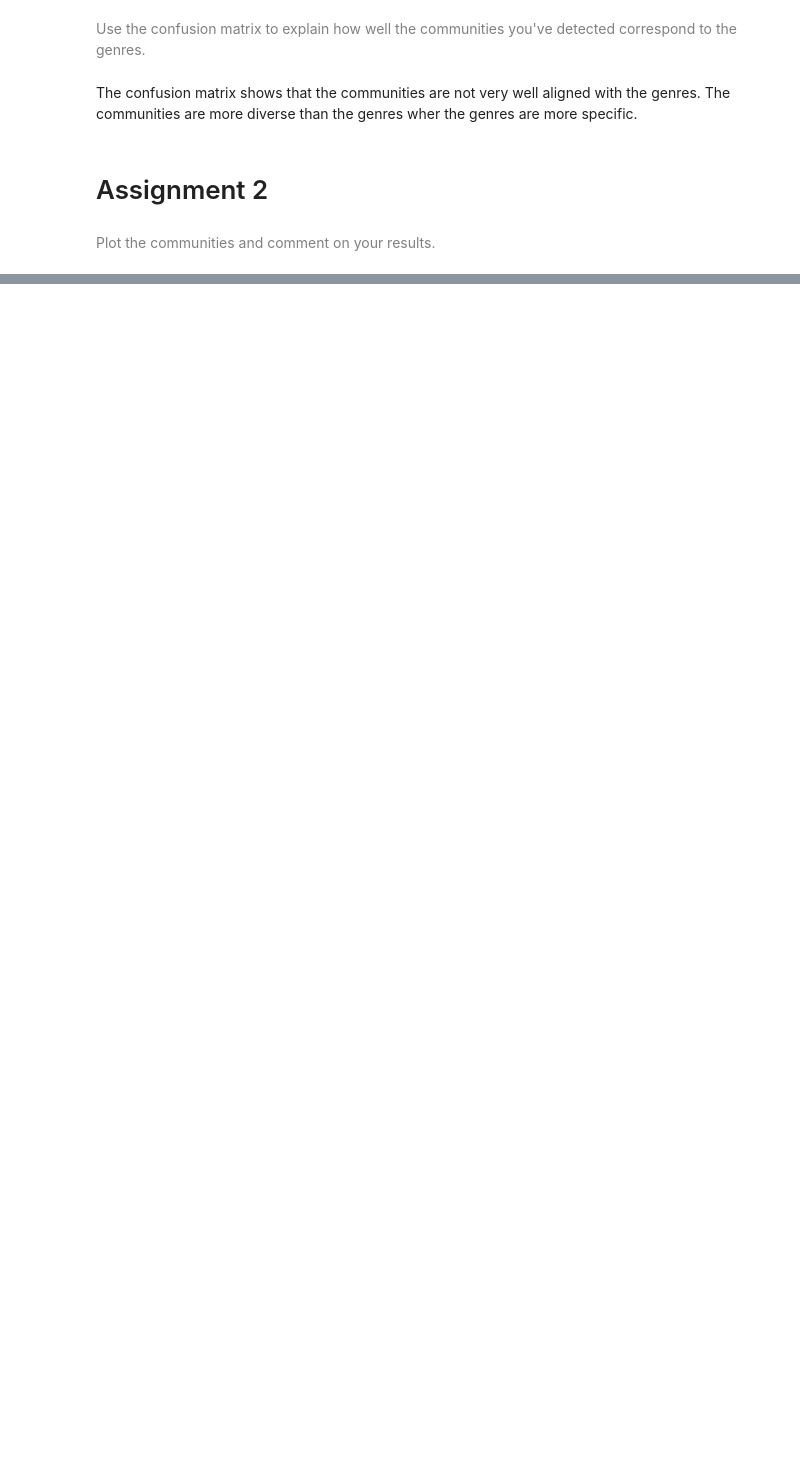
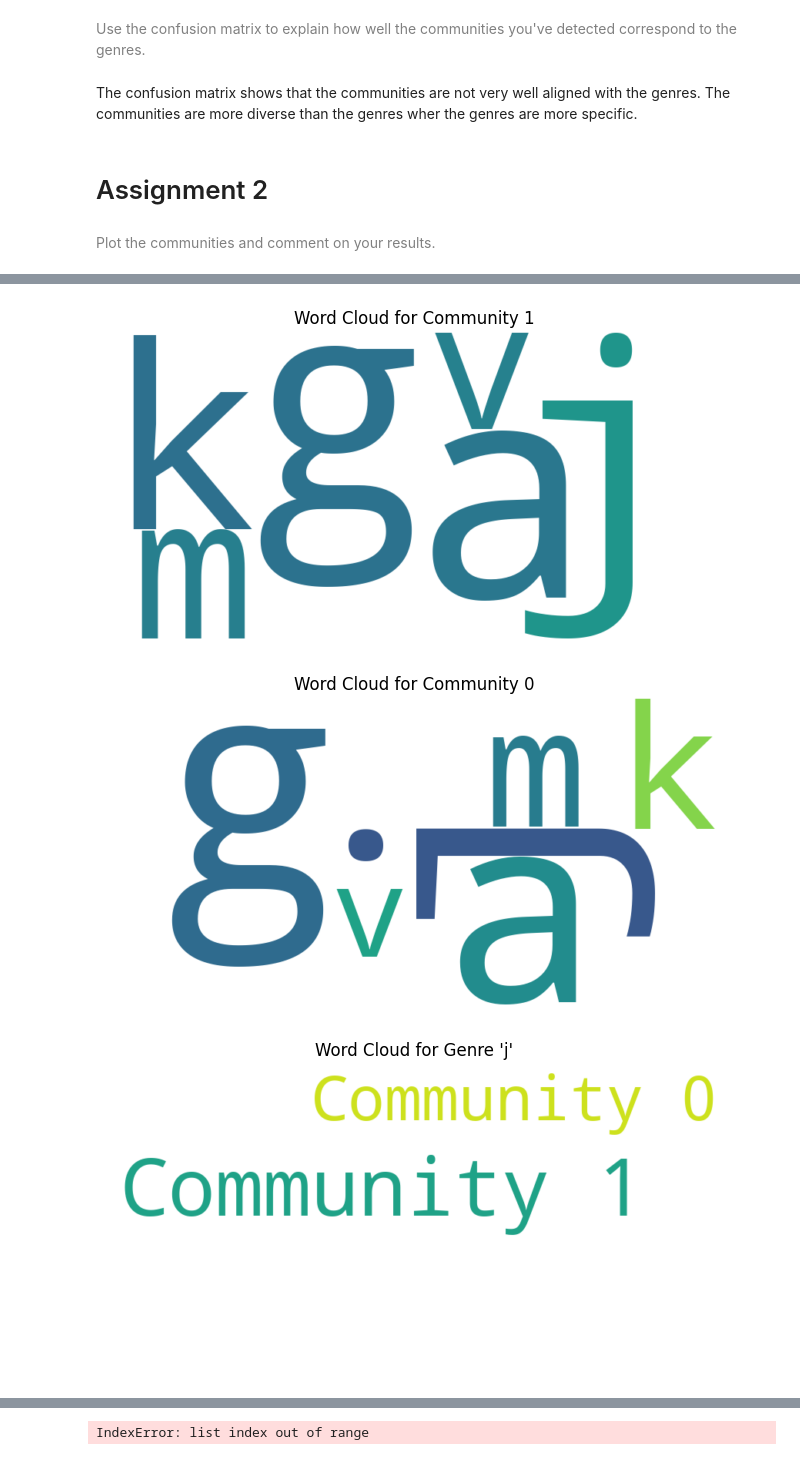
Before and after one commit to AleksandarLukic96/02805_Social_Graphs_and_Interactions, a Jupyter notebook: Exercise_solutions/Week_7.ipynb, the cells around one changed output, grey strips where cells are left out. Drawn from its saved outputs; the diff is of its cells as text; code cells hidden in the pictures; blank space fills up the shorter version.

```diff
--- a/Exercise_solutions/Week_7.ipynb
+++ b/Exercise_solutions/Week_7.ipynb
@@ -326,0 +445,37 @@ plt.show()
+# %%
+from wordcloud import WordCloud
+import matplotlib.pyplot as plt
+
+# Create word clouds for each community based on genre counts
+for community_index, community_id in enumerate(top_communities):
+    # Get the genre counts for the current community from matrix D
+    genre_counts = {top_genres[i]: D[i][community_index] for i in range(min(len(top_genres), len(D)))}
+
+    # Generate word cloud for the community
+    wordcloud = WordCloud(width=800, height=400, background_color="white").generate_from_frequencies(genre_counts)
+
+    # Display the word cloud
+    plt.figure(figsize=(8, 4))
+    plt.imshow(wordcloud, interpolation="bilinear")
+    plt.axis("off")
+    plt.title(f"Word Cloud for Community {community_id}")
+    plt.show()
+
+# Create word clouds for each genre based on community counts
+for genre_index, genre_name in enumerate(top_genres):
+    # Get the community counts for the current genre from matrix D
+    community_counts = {f"Community {top_communities[j]}": D[genre_index][j] for j in range(min(len(top_communities), len(D[0])))}
+
+    # Generate word cloud for the genre
+    wordcloud = WordCloud(width=800, height=400, background_color="white").generate_from_frequencies(community_counts)
+
+    # Display the word cloud
+    plt.figure(figsize=(8, 4))
+    plt.imshow(wordcloud, interpolation="bilinear")
+    plt.axis("off")
+    plt.title(f"Word Cloud for Genre '{genre_name}'")
+    plt.show()
+# %% [output]
+[figure, added]
+[figure, added]
+[figure, added]
@@ -326,0 +488 @@ plt.show()
+IndexError: list index out of range
```
Also changed, not shown: parts of 42 cells of this notebook, 1 other file.
